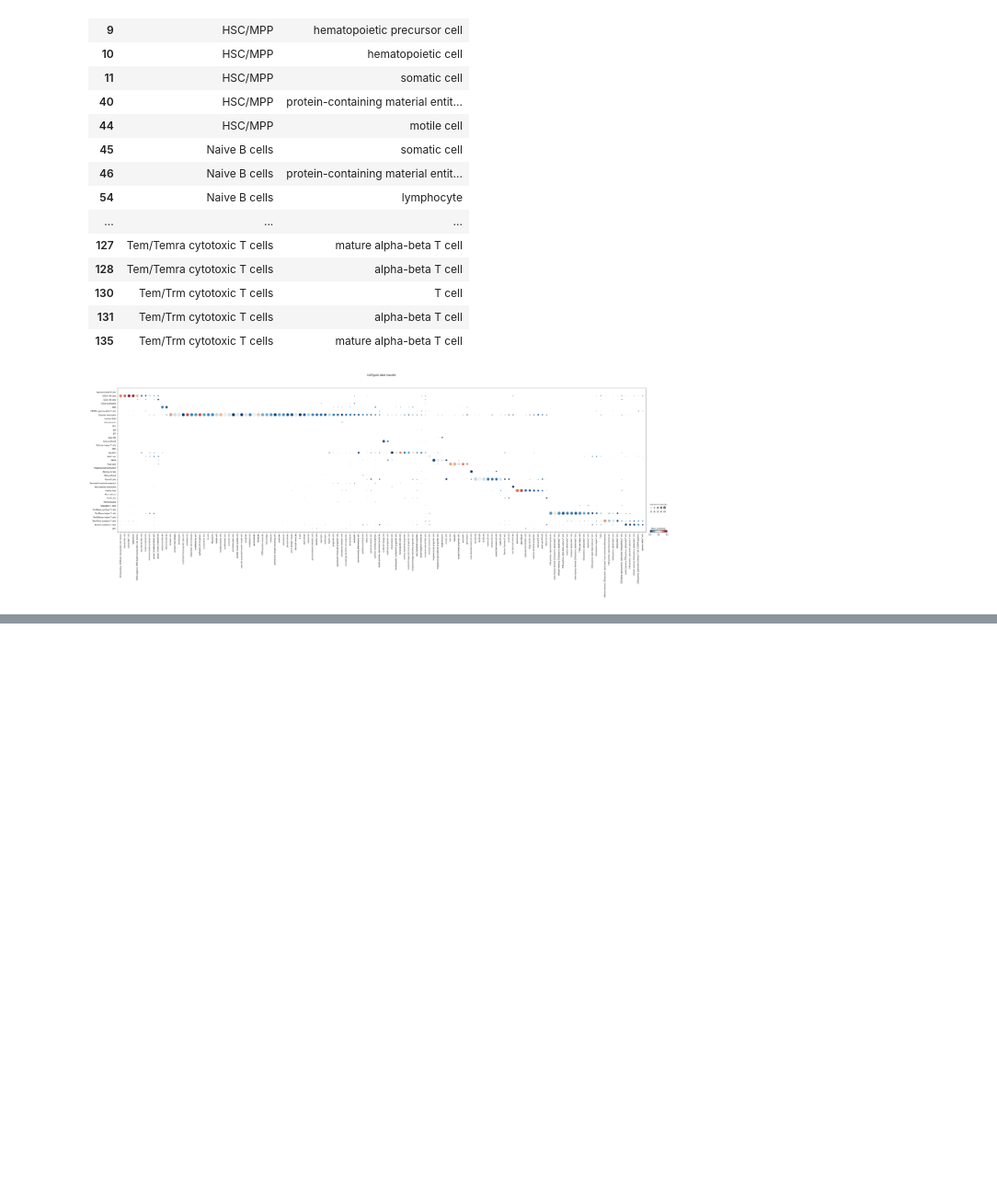
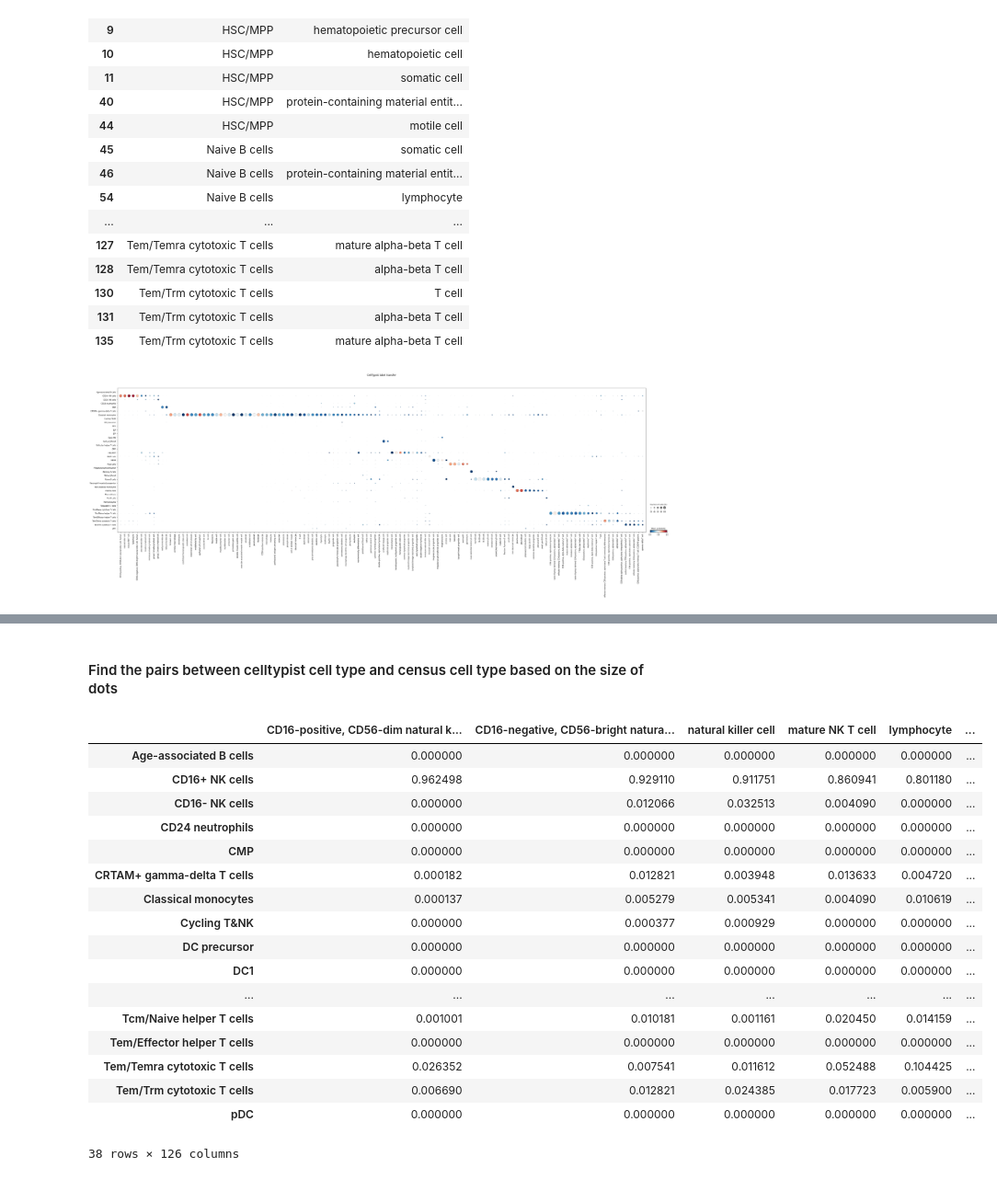
Before and after one commit to cellgeni/celltypist_census, a Jupyter notebook: bonemarrow_find_common_ancestor.ipynb, the cells around one changed output, grey strips where cells are left out. Shown at 92% size. Drawn from its saved outputs; the diff is of its cells as text; code cells hidden in the pictures; blank space fills up the shorter version.

```diff
--- a/bonemarrow_find_common_ancestor.ipynb
+++ b/bonemarrow_find_common_ancestor.ipynb
@@ -534,0 +586,2 @@ celltypist.dotplot(predictions, use_as_reference = 'cell_type', use_as_predictio
+# %% [markdown]
+#### Find the pairs between celltypist cell type and census cell type based on the size of dots
@@ -534,0 +590,21 @@ celltypist.dotplot(predictions, use_as_reference = 'cell_type', use_as_predictio
+# %%
+dot_size_df
+# %% [output]
+|  | CD16-positive, CD56-dim natural k... | CD16-negative, CD56-bright natura... | natural killer cell | mature NK T cell | lymphocyte | ... |
+| Age-associated B cells | 0.000000 | 0.000000 | 0.000000 | 0.000000 | 0.000000 | ... |
+| CD16+ NK cells | 0.962498 | 0.929110 | 0.911751 | 0.860941 | 0.801180 | ... |
+| CD16- NK cells | 0.000000 | 0.012066 | 0.032513 | 0.004090 | 0.000000 | ... |
+| CD24 neutrophils | 0.000000 | 0.000000 | 0.000000 | 0.000000 | 0.000000 | ... |
+| CMP | 0.000000 | 0.000000 | 0.000000 | 0.000000 | 0.000000 | ... |
+| CRTAM+ gamma-delta T cells | 0.000182 | 0.012821 | 0.003948 | 0.013633 | 0.004720 | ... |
+| Classical monocytes | 0.000137 | 0.005279 | 0.005341 | 0.004090 | 0.010619 | ... |
+| Cycling T&NK | 0.000000 | 0.000377 | 0.000929 | 0.000000 | 0.000000 | ... |
+| DC precursor | 0.000000 | 0.000000 | 0.000000 | 0.000000 | 0.000000 | ... |
+| DC1 | 0.000000 | 0.000000 | 0.000000 | 0.000000 | 0.000000 | ... |
+| ... | ... | ... | ... | ... | ... | ... |
+| Tcm/Naive helper T cells | 0.001001 | 0.010181 | 0.001161 | 0.020450 | 0.014159 | ... |
+| Tem/Effector helper T cells | 0.000000 | 0.000000 | 0.000000 | 0.000000 | 0.000000 | ... |
+| Tem/Temra cytotoxic T cells | 0.026352 | 0.007541 | 0.011612 | 0.052488 | 0.104425 | ... |
+| Tem/Trm cytotoxic T cells | 0.006690 | 0.012821 | 0.024385 | 0.017723 | 0.005900 | ... |
+| pDC | 0.000000 | 0.000000 | 0.000000 | 0.000000 | 0.000000 | ... |
+38 rows × 126 columns
```
Also changed, not shown: parts of 24 cells of this notebook.
